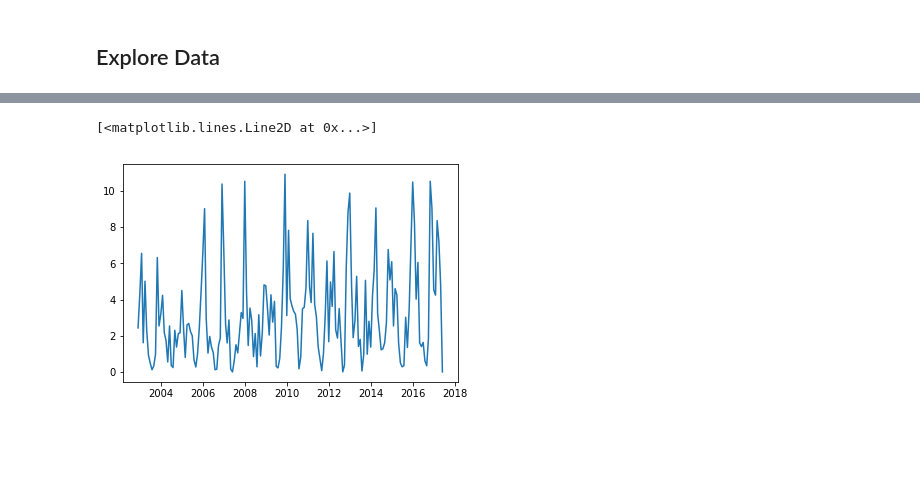
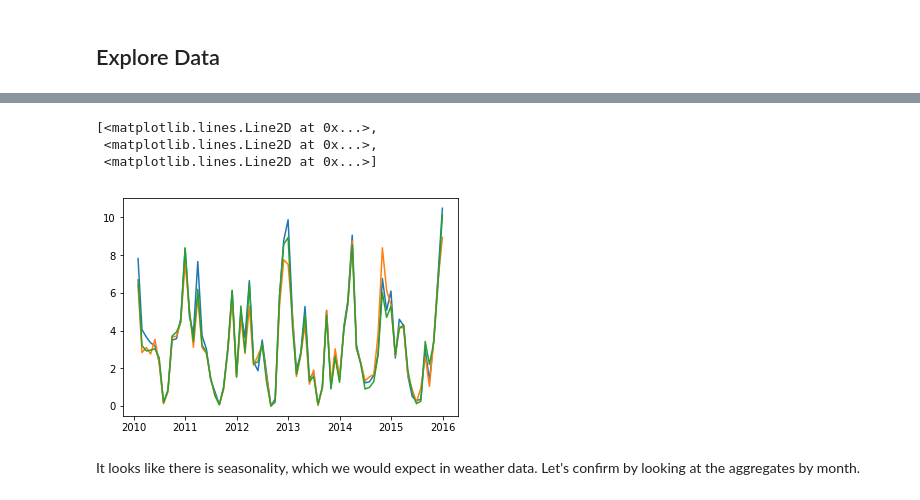
Before and after one commit to mtanco/mtanco.github.io, a Jupyter notebook: _jupyter/2018-10-25-rain-dance.ipynb, the cells around one changed output, grey strips where cells are left out. Saved outputs shown, nothing was run; the diff lists cells and outputs as text; code cells hidden in the pictures; blank space fills up the shorter version.

```diff
--- a/_jupyter/2018-10-25-rain-dance.ipynb
+++ b/_jupyter/2018-10-25-rain-dance.ipynb
@@ -18,4 +25,6 @@ Engine(teradatasql://user8:***@sdt19085.labs.teradata.com)
 # %% [markdown]
 ## Explore Data
 # %%
-rain = DataFrame.from_query("select end_of_month, rg01 from user8.rain_gauge_pivot")
+rain = DataFrame.from_query("select end_of_month, rg01, rg02, rg03 " +
+                            "from user8.rain_gauge_pivot " +
+                            "where extract(year from end_of_month) between 2010 and 2015")
@@ -39,3 +48,10 @@ df = rain.to_pandas()
 # %%
+#bring locally for visualizing in matplotlib
+df = rain.to_pandas()
+
+#ensure appropriate data types
 df.iloc[:,0] = df.iloc[:,0].apply(pd.to_datetime)
-df.iloc[:,1] = df.iloc[:,1].apply(pd.to_numeric)
+df.iloc[:,1:] = df.iloc[:,1:].apply(pd.to_numeric)
+
+#sort appropriately
+df = df.sort_values(by=['end_of_month'])
@@ -76,5 +67,10 @@ Int64Index([174, 173,   0, 172,   1,   2,   3, 171,   4,   5,
 # %%
-plt.plot(df.iloc[:,0], df.iloc[:,1])
+#Plot of our three rain gauges
+plt.plot(df.iloc[:,0], df.iloc[:,1:])
 # %% [output]
-[<matplotlib.lines.Line2D at 0x...>]
+[<matplotlib.lines.Line2D at 0x...>,
+ <matplotlib.lines.Line2D at 0x...>,
+ <matplotlib.lines.Line2D at 0x...>]
-[figure, old version]
+[figure, new version]
+# %% [markdown]
+It looks like there is seasonality, which we would expect in weather data. Let's confirm by looking at the aggregates by month.
```
Also changed, not shown: parts of 12 cells of this notebook, 2 other files.
